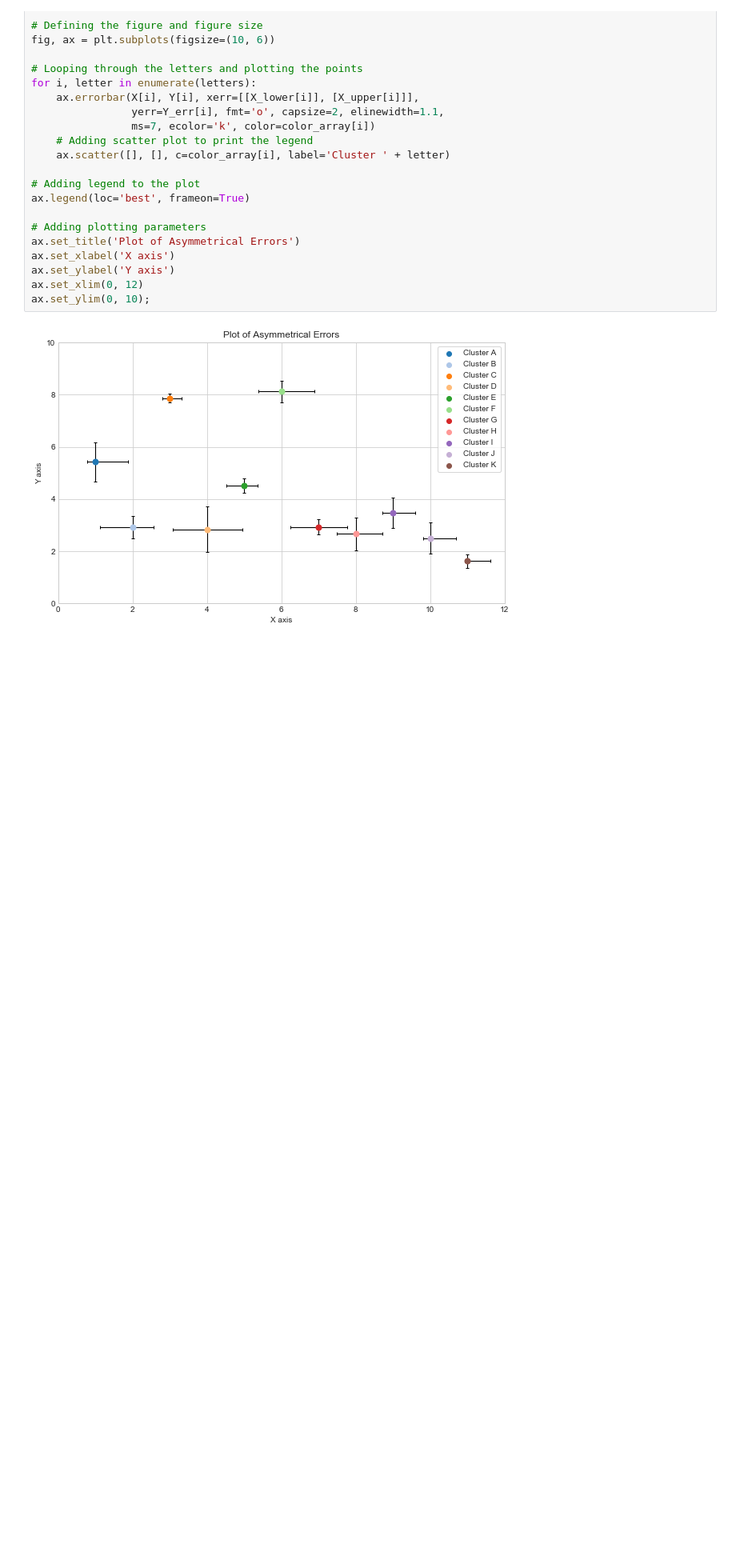
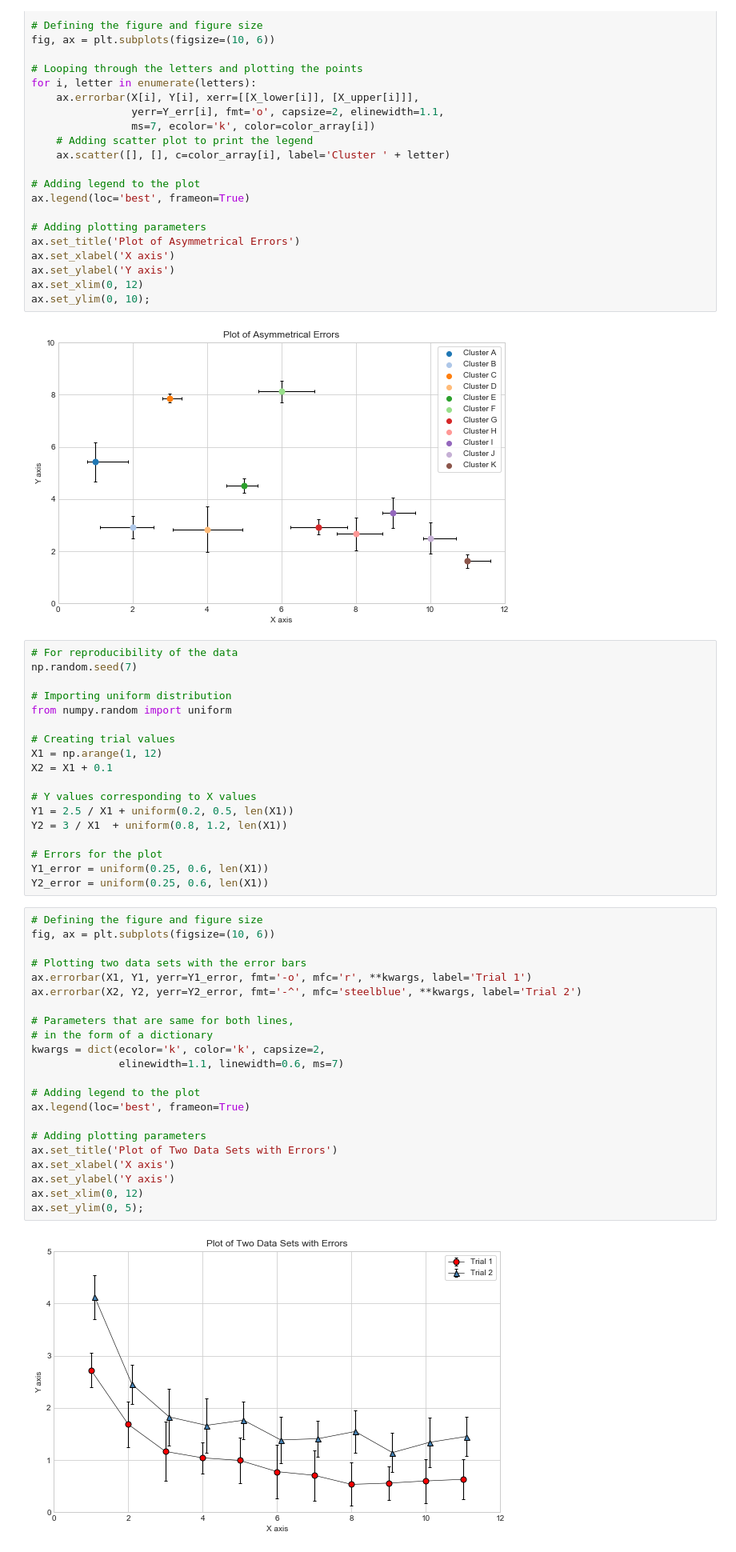
Before and after one commit to ditdili/Python_Tutorials, a Jupyter notebook: notebooks/Plotting_Error_Bars_in_Python_using_Matplotlib.ipynb, the cells around one changed output. Shown: that part at 80% size. Drawn from its saved outputs; the diff is of its cells as text; blank space fills up the shorter version.

```diff
--- a/notebooks/Plotting_Error_Bars_in_Python_using_Matplotlib.ipynb
+++ b/notebooks/Plotting_Error_Bars_in_Python_using_Matplotlib.ipynb
@@ -120,3 +124,45 @@ ax.set_xlim(0, 12)
 ax.set_ylim(0, 10);
 # %% [output]
 [figure]
+# %%
+# For reproducibility of the data
+np.random.seed(7)
+
+# Importing uniform distribution
+from numpy.random import uniform
+
+# Creating trial values
+X1 = np.arange(1, 12)
+X2 = X1 + 0.1
+
+# Y values corresponding to X values
+Y1 = 2.5 / X1 + uniform(0.2, 0.5, len(X1))
+Y2 = 3 / X1  + uniform(0.8, 1.2, len(X1))
+
+# Errors for the plot
+Y1_error = uniform(0.25, 0.6, len(X1))
+Y2_error = uniform(0.25, 0.6, len(X1))
+# %%
+# Defining the figure and figure size
+fig, ax = plt.subplots(figsize=(10, 6))
+
+# Plotting two data sets with the error bars
+ax.errorbar(X1, Y1, yerr=Y1_error, fmt='-o', mfc='r', **kwargs, label='Trial 1')
+ax.errorbar(X2, Y2, yerr=Y2_error, fmt='-^', mfc='steelblue', **kwargs, label='Trial 2')
+
+# Parameters that are same for both lines,
+# in the form of a dictionary
+kwargs = dict(ecolor='k', color='k', capsize=2,
+              elinewidth=1.1, linewidth=0.6, ms=7)
+
+# Adding legend to the plot
+ax.legend(loc='best', frameon=True)
+
+# Adding plotting parameters
+ax.set_title('Plot of Two Data Sets with Errors')
+ax.set_xlabel('X axis')
+ax.set_ylabel('Y axis')
+ax.set_xlim(0, 12)
+ax.set_ylim(0, 5);
+# %% [output]
+[figure, added]
```
Also changed, not shown: parts of 2 cells of this notebook.
